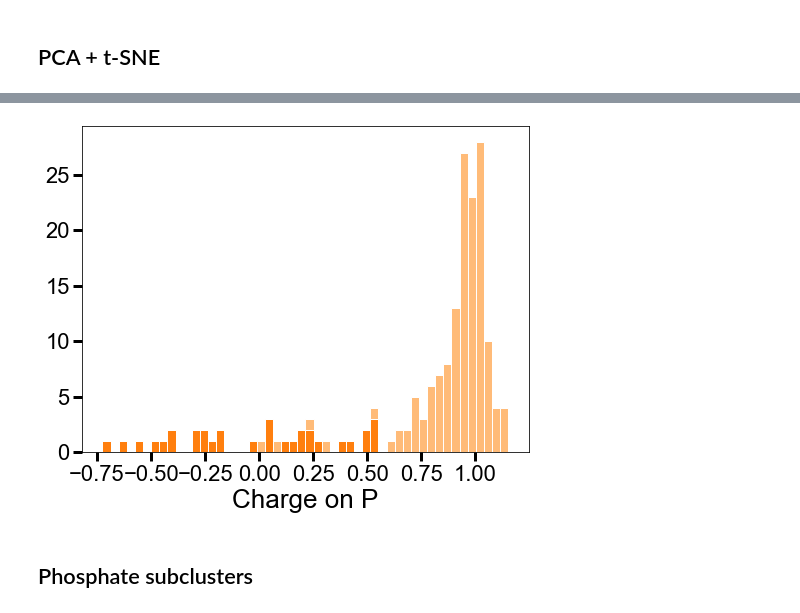
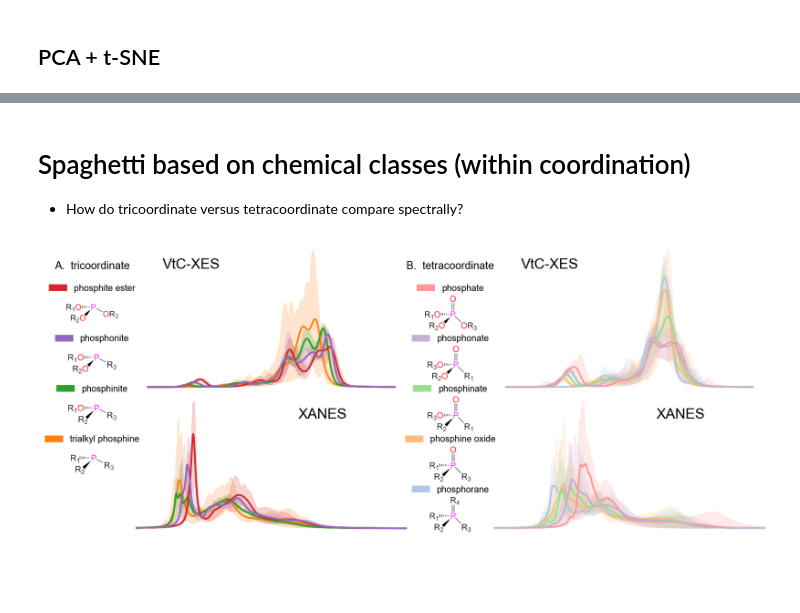
Before and after one commit to Seidler-Lab/Phosphorus-ML-Project, a Jupyter notebook: Data_Analysis_Sam.ipynb, the cells around one changed output, grey strips where cells are left out. Cells and saved outputs as stored; diff of their text form; code cells hidden in the pictures; blank space fills up the shorter version.

```diff
--- a/Data_Analysis_Sam.ipynb
+++ b/Data_Analysis_Sam.ipynb
@@ -277,7 +220,70 @@ for i, coordnum in enumerate([3,4]):
-# %%
-chargemap_coord = {compound['CID']:compound['Charge'] for compound in X_coord}
-make_charge_hist(chargemap_coord, colorcodemap=coordcodemap)
-# %% [output]
-[figure, removed]
-# %% [markdown]
-## Phosphate subclusters
+# %% [markdown]
+# Spaghetti based on chemical classes (within coordination)
+
+* How do tricoordinate versus tetracoordinate compare spectrally?
+# %%
+fig = plt.figure(figsize=(28,12))
+asize = 0.25
+spec = fig.add_gridspec(nrows=11, ncols=4,
+                        width_ratios = [0.2, 1., 0.2, 1.],
+                        height_ratios=[1, asize, 1, asize, 1, asize, 1, asize, 1, asize, 1])
+plt.subplots_adjust(wspace=0.1, hspace=0)
+
+tri = ['phosphite_ester', 'phosphonite', 'phosphinite', 'trialkyl_phosphine']
+tri_struct = [Image.open(f'../Figures/chemdraw/{clsname}.png') for clsname in tri]
+
+tetra = ['phosphate', 'phosphonate', 'phosphinate', 'phosphine_oxide', 'phosphorane']
+tetra_struct = [Image.open(f'../Figures/chemdraw/{clsname}.png') for clsname in tetra]
+
+structs = [tri_struct, tetra_struct]
+labels = [tri, tetra]
+titles = ['A.  tricoordinate\n', 'B.  tetracoordinate\n']
+
+colorcode, codemap = CLASSCODES, classcodemap
+
+for j, structure_list in enumerate(structs):
+    for i, structure in enumerate(structure_list):
+        # make legend
+        legax = fig.add_subplot(spec[2*i + 1, 2*j])
+        patches = [mpatches.Patch(color=plt.cm.tab20(colorcode[labels[j][i]] - 1),
+                                  label=(labels[j][i].replace('_',' ')))]
+        legend = legax.legend(handles=patches, loc='center', bbox_to_anchor=(0.5, 0.5),
+                              fontsize=20, framealpha=0, frameon=False)
+        legax.axis('off')
+        # show structure
+        structax = fig.add_subplot(spec[2*i + 2, 2*j])
+        if j == 0:
+            structure = resize_img(structure, ratio=(1,1.8))
+        else:
+            pass
+        structax.imshow(structure)
+        structax.axis('off')
+
+        if i == 0:
+            legax.set_title(titles[j], fontsize=24)
+
+for i, coordnum in enumerate([3,4]):
+    hiddencids = hiddenCIDS.copy()
+    hiddencids += [cid for cid, coord in coordcodemap.items() if coord != coordnum]
+
+    binmap = {cid:v-1 for cid, v in classcodemap.items() if cid not in hiddencids}
+    ax = fig.add_subplot(spec[:6, 2*i + 1])
+
+    spaghetti_plt = plot_spaghetti((fig, ax), compoundmap, mode='XES',
+                                   colorcodemap=binmap, binmap=binmap,
+                                   fontsize=26, linewidth=4, scalecolor=False,
+                                   hiddenalpha=0, coloralpha=1.0, average_bins=True,
+                                   verbose=False)
+
+    ax = fig.add_subplot(spec[6:11, 2*i + 1])
+
+    spaghetti_plt = plot_spaghetti((fig, ax), compoundmap, mode='XANES',
+                                   colorcodemap=binmap, binmap=binmap,
+                                   fontsize=26, linewidth=4, scalecolor=False,
+                                   hiddenalpha=0, coloralpha=1.0, average_bins=True,
+                                   verbose=False, energyrange=(2142,2175))
+
+
+plt.savefig(f'../Figures/SI_oxidation_spaghetti.png', dpi=800, transparent=False, bbox_inches='tight')
+# %% [output]
+[figure, added]
```
Also changed, not shown: parts of 33 cells of this notebook, 20 other files.
